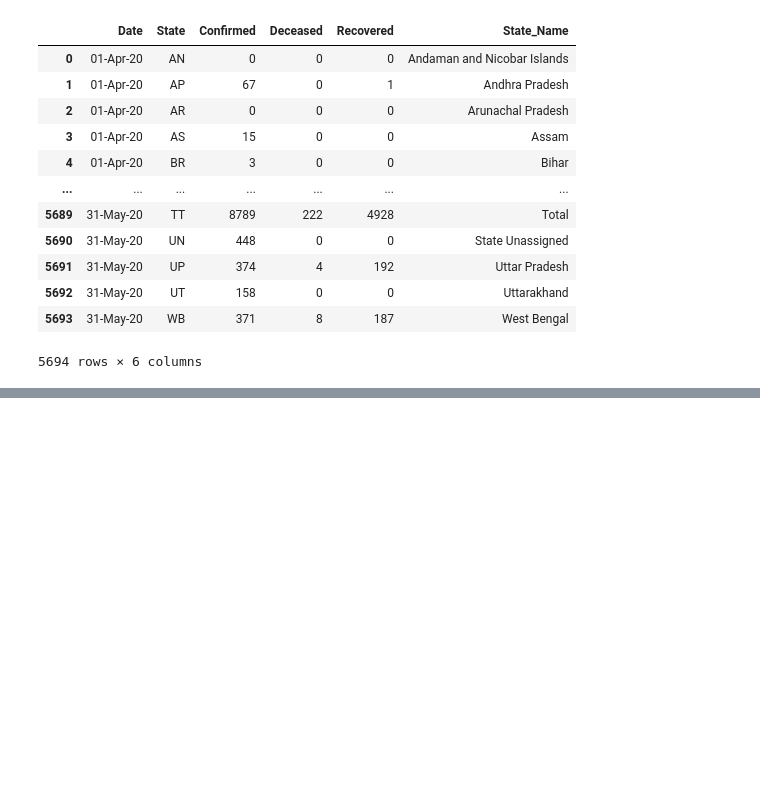
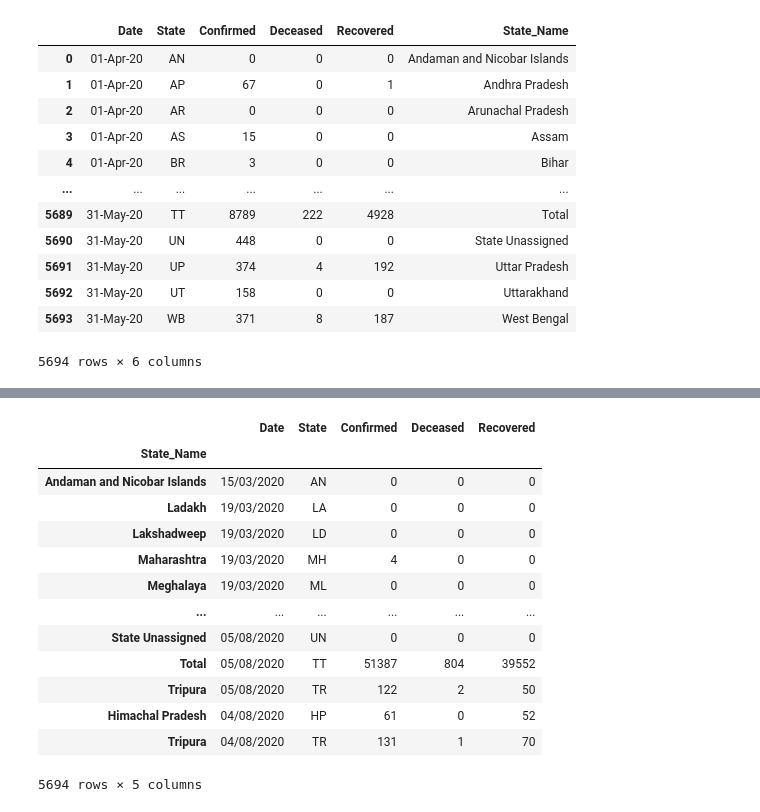
Before and after one commit to Bhavita2501/DAB-103, a Jupyter notebook: project_phase_2__state_level_dataset.ipynb, the cells around one changed output, grey strips where cells are left out. Drawn from its saved outputs; the diff is of its cells as text; code cells hidden in the pictures; blank space fills up the shorter version.

```diff
--- a/project_phase_2__state_level_dataset.ipynb
+++ b/project_phase_2__state_level_dataset.ipynb
@@ -65,0 +132,20 @@ state_data
+# %%
+# convert the 'date' column to the desired string format
+state_data['Date'] = state_data['Date'].dt.strftime('%d/%m/%Y')
+# %%
+state_data
+# %% [output]
+|  | Date | State | Confirmed | Deceased | Recovered |
+| State_Name |  |  |  |  |  |
+| Andaman and Nicobar Islands | 15/03/2020 | AN | 0 | 0 | 0 |
+| Ladakh | 19/03/2020 | LA | 0 | 0 | 0 |
+| Lakshadweep | 19/03/2020 | LD | 0 | 0 | 0 |
+| Maharashtra | 19/03/2020 | MH | 4 | 0 | 0 |
+| Meghalaya | 19/03/2020 | ML | 0 | 0 | 0 |
+| ... | ... | ... | ... | ... | ... |
+| State Unassigned | 05/08/2020 | UN | 0 | 0 | 0 |
+| Total | 05/08/2020 | TT | 51387 | 804 | 39552 |
+| Tripura | 05/08/2020 | TR | 122 | 2 | 50 |
+| Himachal Pradesh | 04/08/2020 | HP | 61 | 0 | 52 |
+| Tripura | 04/08/2020 | TR | 131 | 1 | 70 |
+5694 rows × 5 columns
```
Also changed, not shown: parts of 9 cells of this notebook.
